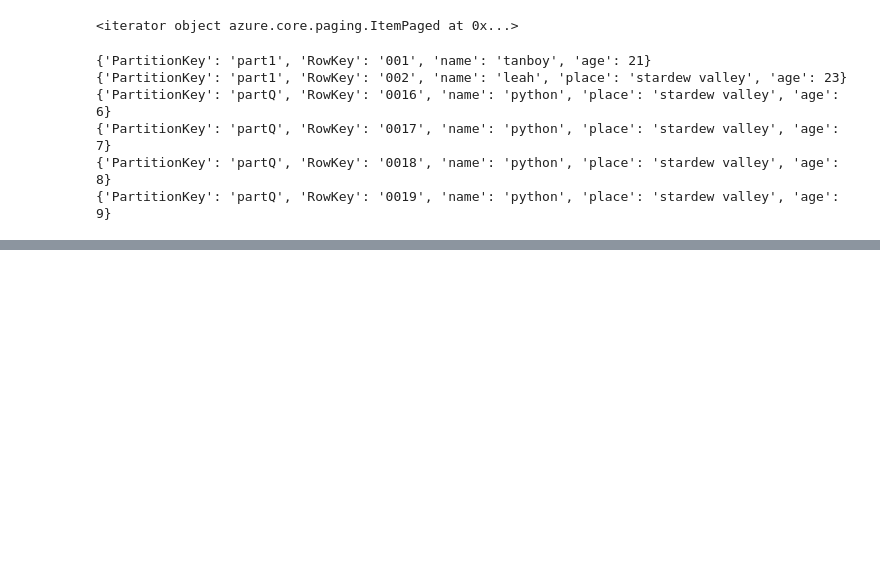
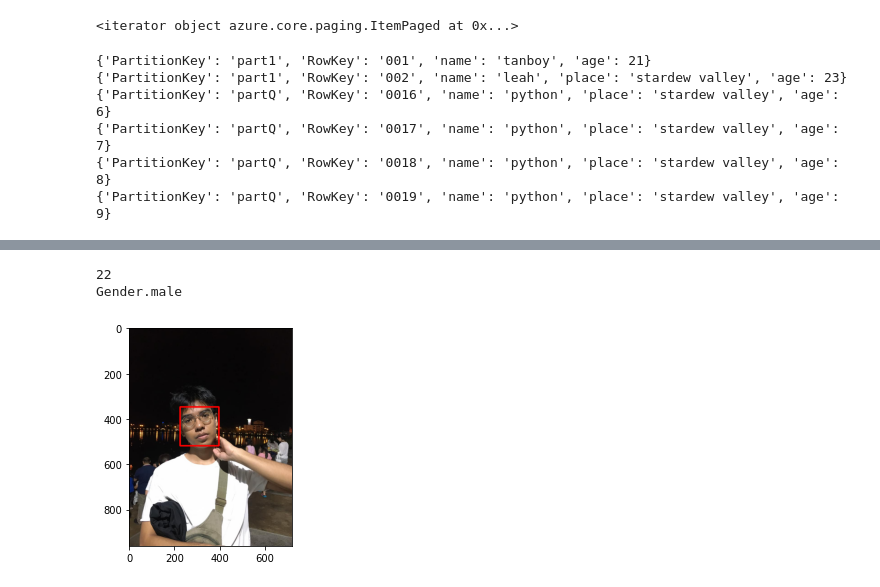
Before and after one commit to tanpharamut/AIprototype2022, a Jupyter notebook: Cloud_DB_and_AI.ipynb, the cells around one changed output, grey strips where cells are left out. Saved outputs shown, nothing was run; the diff lists cells and outputs as text; code cells hidden in the pictures; blank space fills up the shorter version.

```diff
--- a/Cloud_DB_and_AI.ipynb
+++ b/Cloud_DB_and_AI.ipynb
@@ -90,0 +98,17 @@ for t in tasks:
+# %%
+from azure.cognitiveservices.vision.computervision import ComputerVisionClient
+from azure.cognitiveservices.vision.computervision.models import VisualFeatureTypes
+from msrest.authentication import CognitiveServicesCredentials
+
+credentials = CognitiveServicesCredentials('255b14da5e4143a99dffb399174bac17')
+client = ComputerVisionClient(
+    endpoint="https://southeastasia.api.cognitive.microsoft.com/",
+    credentials=credentials
+)
+# %%
+url = "https://aiprototypetanboy2.blob.core.windows.net/pics/1111111111.jpg"
+
+image_analysis = client.analyze_image(url,visual_features=[VisualFeatureTypes.faces])
+
+for tag in image_analysis.faces:
+    print(tag)
@@ -90,0 +131,10 @@ for t in tasks:
+# %%
+img2 = cv2.rectangle(img, (tag.face_rectangle.left,tag.face_rectangle.top),
+              (tag.face_rectangle.left+tag.face_rectangle.width, tag.face_rectangle.top+tag.face_rectangle.height), (0,0,255),5)
+plt.imshow(cv2.cvtColor(img2, cv2.COLOR_BGR2RGB))
+print(tag.age)
+print(tag.gender)
+# %% [output]
+22
+Gender.male
+[figure, added]
```
Also changed, not shown: parts of 11 cells of this notebook.
